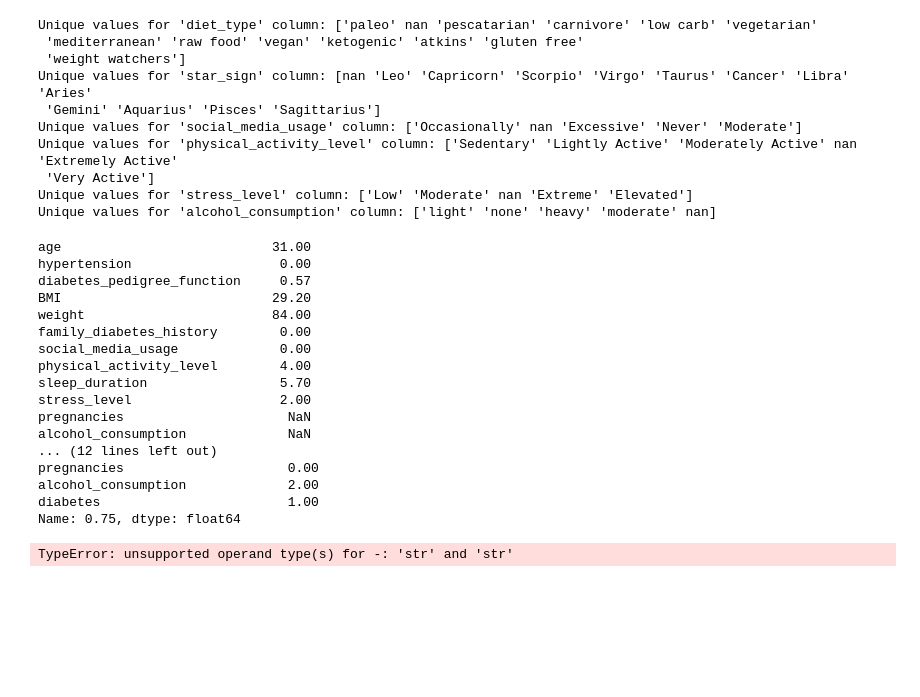
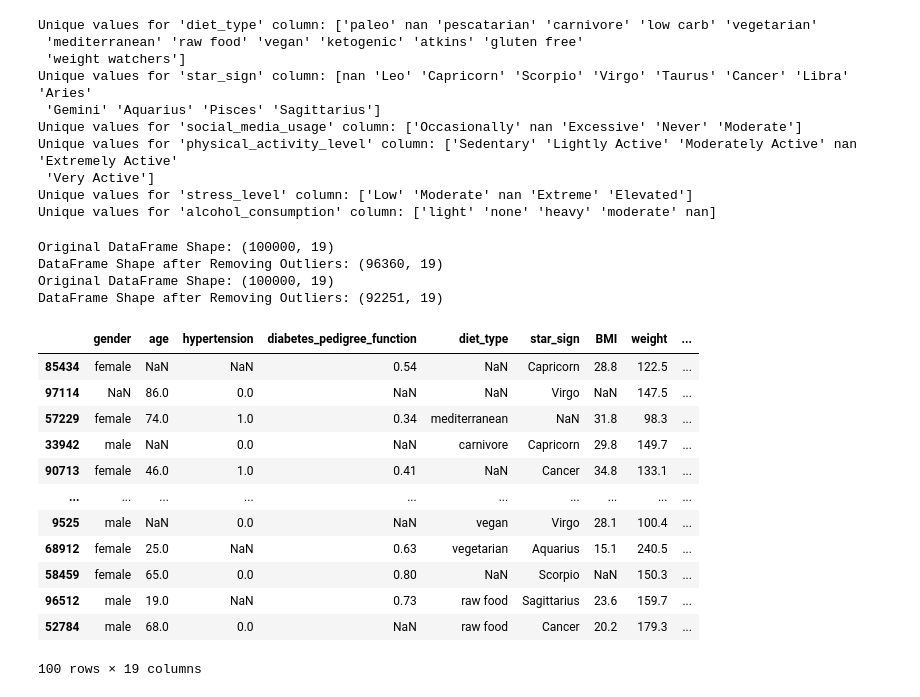
Before and after one commit to LewisParnham/FY25Datathon, a Jupyter notebook: EDA/eda.ipynb, the cells around one changed output. Cells and saved outputs as stored; diff of their text form; code cells hidden in the pictures; blank space fills up the shorter version.

```diff
--- a/EDA/eda.ipynb
+++ b/EDA/eda.ipynb
@@ -191,31 +204,47 @@ df['social_media_usage'] = df['social_media_usage'].replace({'Never':0,'Occasion
 df['physical_activity_level'] = df['physical_activity_level'].replace({'Sedentary':0, 'Lightly Active':1, 'Moderately Active':2, 'Very Active':3, 'Extremely Active':4})
 df['stress_level'] = df['stress_level'].replace({'Low':1, 'Moderate':2, 'Elevated':3, 'Extreme':4})
 df['alcohol_consumption'] = df['alcohol_consumption'].replace({'none':0,  'light':1,  'moderate':2, 'heavy':3})
-# %%
-# df.quantile(0.25, method='table', interpolation='nearest')
-Q1 = df.quantile(0.25, method='table', interpolation='nearest', numeric_only=True)
-Q3 = df.quantile(0.75, method='table', interpolation='nearest', numeric_only=True)
-# IQR = Q3 - Q1
-print(Q1)
-print(Q3)
-
-Q1 = df.quantile(.2, axis = 0, axis='columns')
-# %% [output]
-age                           31.00
-hypertension                   0.00
-diabetes_pedigree_function     0.57
-BMI                           29.20
-weight                        84.00
-family_diabetes_history        0.00
-social_media_usage             0.00
-physical_activity_level        4.00
-sleep_duration                 5.70
-stress_level                   2.00
-pregnancies                     NaN
-alcohol_consumption             NaN
-... (12 lines left out)
-pregnancies                     0.00
-alcohol_consumption             2.00
-diabetes                        1.00
-Name: 0.75, dtype: float64
-TypeError: unsupported operand type(s) for -: 'str' and 'str'
+# %%
+# Columns to remove outliers from: BMI, weight, sleep_duration
+from scipy import stats
+df_scaled = df
+df_scaled['z_bmi'] = np.abs(stats.zscore(df['BMI'], nan_policy='omit'))
+df_scaled['z_weight'] = np.abs(stats.zscore(df['weight'], nan_policy='omit'))
+df_scaled['z_sleep'] = np.abs(stats.zscore(df['sleep_duration'], nan_policy='omit'))
+# print(z_bmi, z_weight, z_sleep)
+# %%
+# still visual outliers in here with 250 max weight and 0.5 # find height, find acceptable sleep ranges, what impact is this going to have?
+threshold_z = 2
+
+outlier_indices = np.where(df_scaled['z_bmi'] > threshold_z)[0]
+no_outliers = df.drop(outlier_indices)
+print("Original DataFrame Shape:", df.shape)
+print("DataFrame Shape after Removing Outliers:", no_outliers.shape)
+
+outlier_indices = df_scaled[(df_scaled.z_bmi > threshold_z) | (df_scaled.z_weight > threshold_z) | (df_scaled.z_sleep > threshold_z)].index
+no_outliers = df.drop(outlier_indices)
+print("Original DataFrame Shape:", df.shape)
+print("DataFrame Shape after Removing Outliers:", no_outliers.shape)
+no_outliers.describe()
+
+no_outliers.sort_values(by=['sleep_duration'], ascending=True).head(100)
+
+# no_outliers[no_outliers['sleep_duration'] == 0.5]
+# %% [output]
+Original DataFrame Shape: (100000, 19)
+DataFrame Shape after Removing Outliers: (96360, 19)
+Original DataFrame Shape: (100000, 19)
+DataFrame Shape after Removing Outliers: (92251, 19)
+|  | gender | age | hypertension | diabetes_pedigree_function | diet_type | star_sign | BMI | weight | ... |
+| 85434 | female | NaN | NaN | 0.54 | NaN | Capricorn | 28.8 | 122.5 | ... |
+| 97114 | NaN | 86.0 | 0.0 | NaN | NaN | Virgo | NaN | 147.5 | ... |
+| 57229 | female | 74.0 | 1.0 | 0.34 | mediterranean | NaN | 31.8 | 98.3 | ... |
+| 33942 | male | NaN | 0.0 | NaN | carnivore | Capricorn | 29.8 | 149.7 | ... |
+| 90713 | female | 46.0 | 1.0 | 0.41 | NaN | Cancer | 34.8 | 133.1 | ... |
+| ... | ... | ... | ... | ... | ... | ... | ... | ... | ... |
+| 9525 | male | NaN | 0.0 | NaN | vegan | Virgo | 28.1 | 100.4 | ... |
+| 68912 | female | 25.0 | NaN | 0.63 | vegetarian | Aquarius | 15.1 | 240.5 | ... |
+| 58459 | female | 65.0 | 0.0 | 0.80 | NaN | Scorpio | NaN | 150.3 | ... |
+| 96512 | male | 19.0 | NaN | 0.73 | raw food | Sagittarius | 23.6 | 159.7 | ... |
+| 52784 | male | 68.0 | 0.0 | NaN | raw food | Cancer | 20.2 | 179.3 | ... |
+100 rows × 19 columns
```
Also changed, not shown: parts of 7 cells of this notebook.
